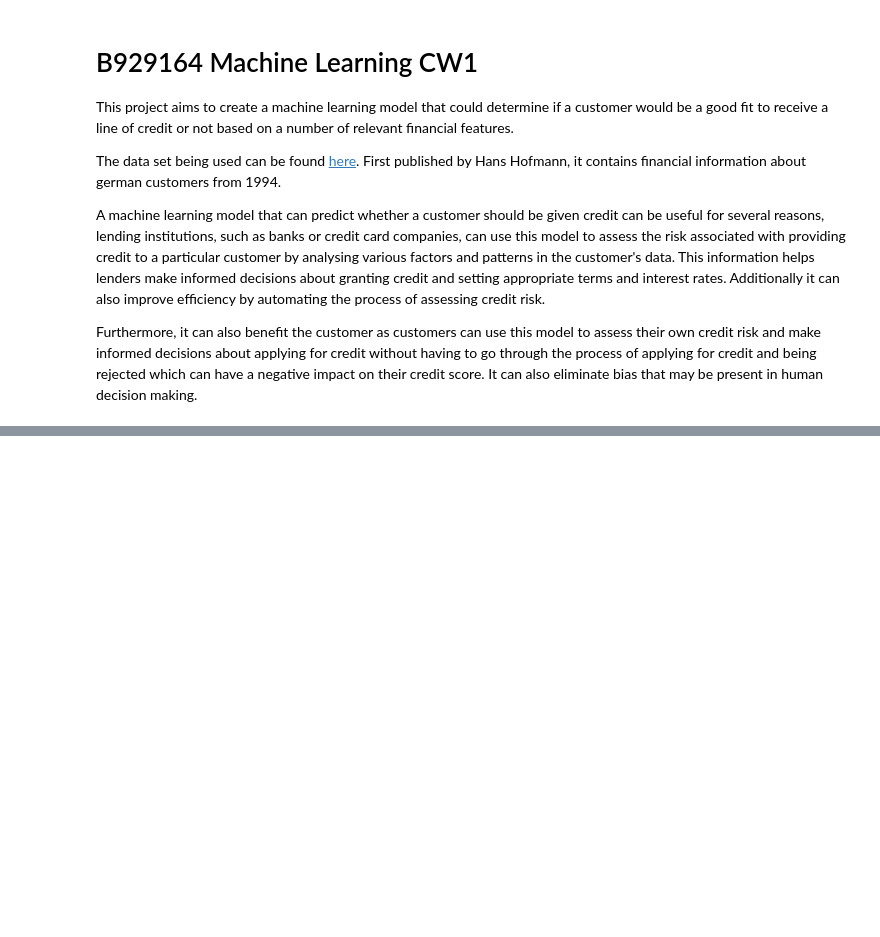
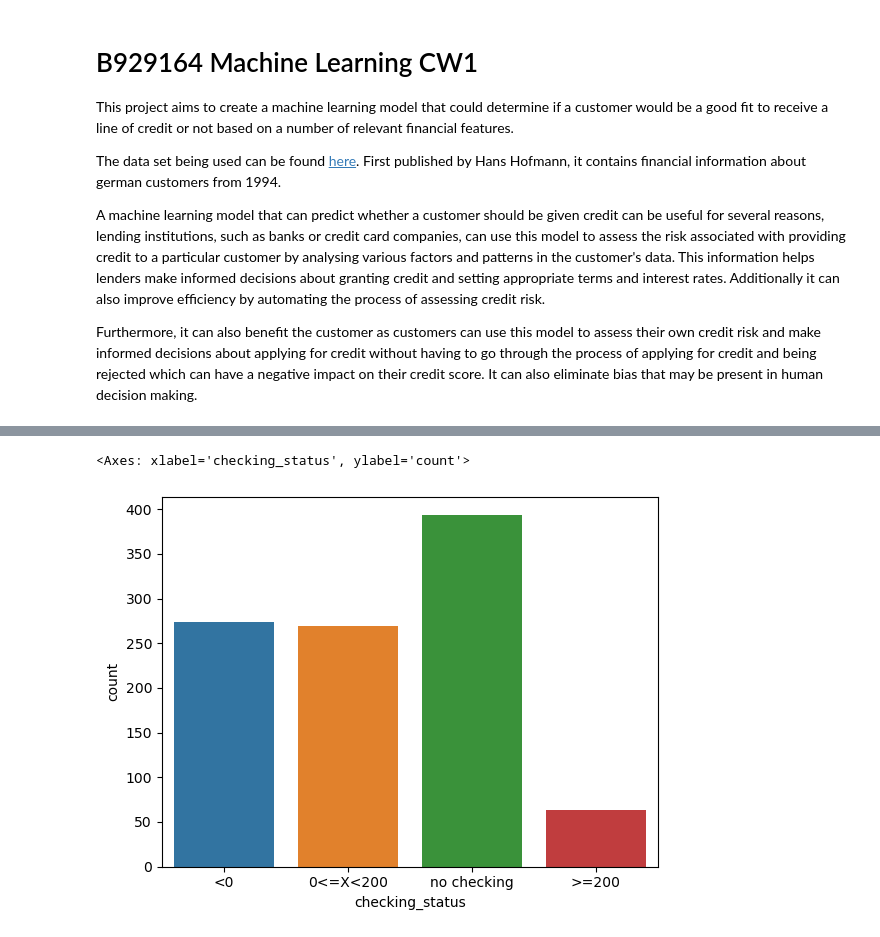
Before and after one commit to ajayvarghese2000/22WSD074-Machine-Learning-Principles-CW2, a Jupyter notebook: code.ipynb, the cells around one changed output, grey strips where cells are left out. Drawn from its saved outputs; the diff is of its cells as text; code cells hidden in the pictures; blank space fills up the shorter version.

```diff
--- a/code.ipynb
+++ b/code.ipynb
@@ -32,0 +35,16 @@ from sklearn.metrics import accuracy_score, confusion_matrix, classification_rep
+# %%
+# This section will search the current directory for the data file (credit_customers.csv)
+# if it is not found in the current directory, it will download it from the GitHub repository.
+
+if os.path.isfile('credit_customers.csv'):
+    print('File is present')
+    df = pd.read_csv('credit_customers.csv')
+else:
+    try:
+        print('File is not present. Downloading file from GitHub repository...')
+        url = 'https://raw.githubusercontent.com/ajayvarghese2000/22WSD074-Machine-Learning-Principles-CW2/main/credit_customers.csv'
+        df = pd.read_csv(url)
+        df.to_csv('credit_customers.csv', index=False)
+        print('File downloaded successfully')
+    except:
+        print('Unable to download file from GitHub repository. Please check your internet connection and try again.')
@@ -32,0 +158,6 @@ from sklearn.metrics import accuracy_score, confusion_matrix, classification_rep
+# %%
+# Plotting a graph of the number of data point in each checking_status category
+sns.countplot(x='checking_status', data=df)
+# %% [output]
+<Axes: xlabel='checking_status', ylabel='count'>
+[figure, added]
```
Also changed, not shown: parts of 65 cells of this notebook.
